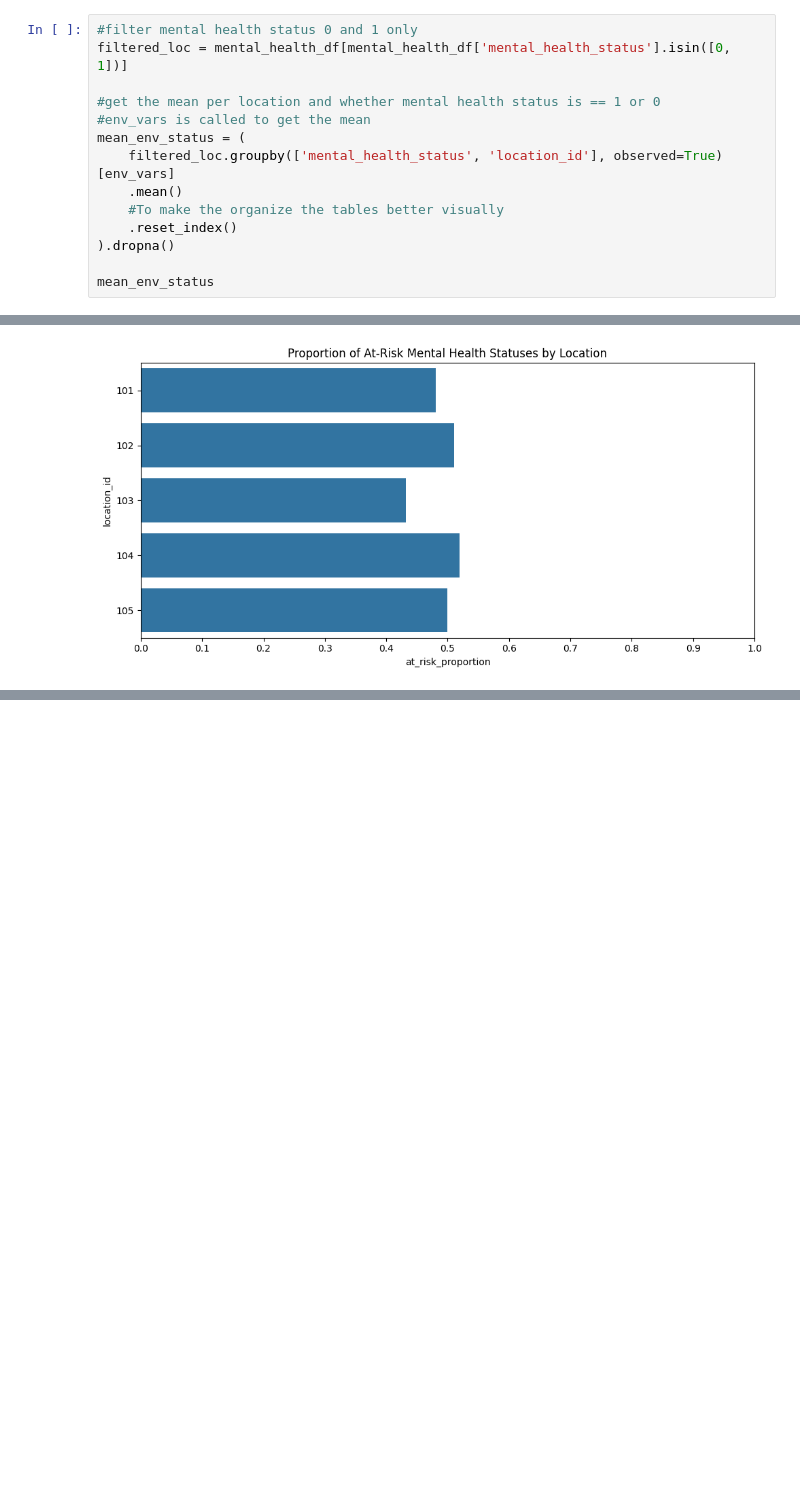
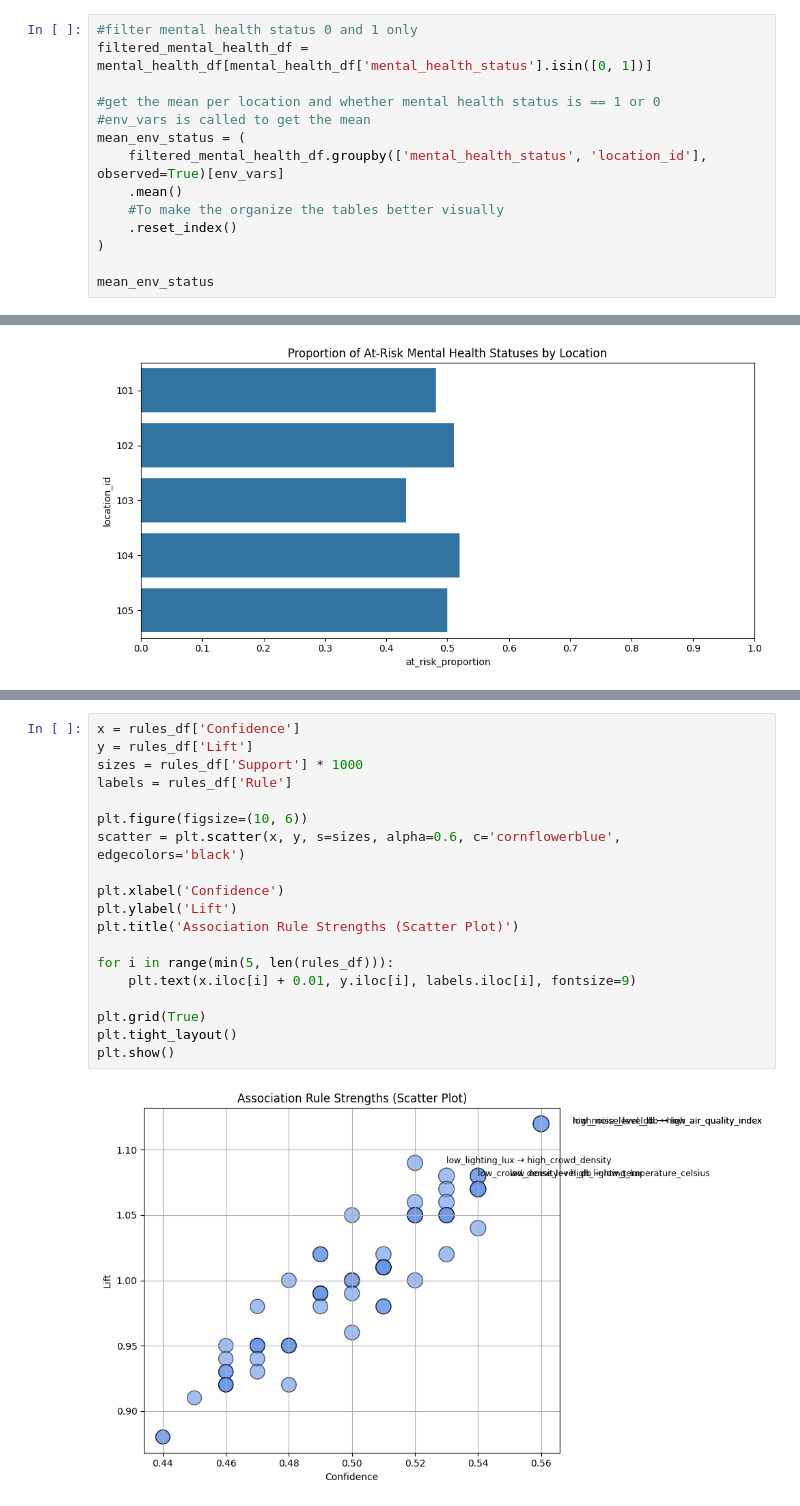
Before and after one commit to lanc3reyes/csmodel_mp, a Jupyter notebook: CSMODEL_Phase1_Group9.ipynb, the cells around one changed output, grey strips where cells are left out. Cells and saved outputs as stored; diff of their text form; blank space fills up the shorter version.

```diff
--- a/CSMODEL_Phase1_Group9.ipynb
+++ b/CSMODEL_Phase1_Group9.ipynb
@@ -738,16 +738,16 @@ EDA:
 Researchers analyzed the average values of environmental variables (env_vars) by filtering the mental_health_df dataset to include only records where mental health status is either 0 (normal) or 1 (at risk). The results show how these environmental conditions vary across different locations and mental health categories.
 # %%
 #filter mental health status 0 and 1 only
-filtered_loc = mental_health_df[mental_health_df['mental_health_status'].isin([0, 1])]
+filtered_mental_health_df = mental_health_df[mental_health_df['mental_health_status'].isin([0, 1])]
 
 #get the mean per location and whether mental health status is == 1 or 0
 #env_vars is called to get the mean
 mean_env_status = (
-    filtered_loc.groupby(['mental_health_status', 'location_id'], observed=True)[env_vars]
+    filtered_mental_health_df.groupby(['mental_health_status', 'location_id'], observed=True)[env_vars]
     .mean()
     #To make the organize the tables better visually
     .reset_index()
-).dropna()
+)
 
 mean_env_status
 # %% [output]
@@ -838,0 +1001,21 @@ To summarize the graph, the displays the proportion of mental health records mar
+# %%
+x = rules_df['Confidence']
+y = rules_df['Lift']
+sizes = rules_df['Support'] * 1000
+labels = rules_df['Rule']
+
+plt.figure(figsize=(10, 6))
+scatter = plt.scatter(x, y, s=sizes, alpha=0.6, c='cornflowerblue', edgecolors='black')
+
+plt.xlabel('Confidence')
+plt.ylabel('Lift')
+plt.title('Association Rule Strengths (Scatter Plot)')
+
+for i in range(min(5, len(rules_df))):
+    plt.text(x.iloc[i] + 0.01, y.iloc[i], labels.iloc[i], fontsize=9)
+
+plt.grid(True)
+plt.tight_layout()
+plt.show()
+# %% [output]
+[figure, added]
```
Also changed, not shown: parts of 14 cells of this notebook.
